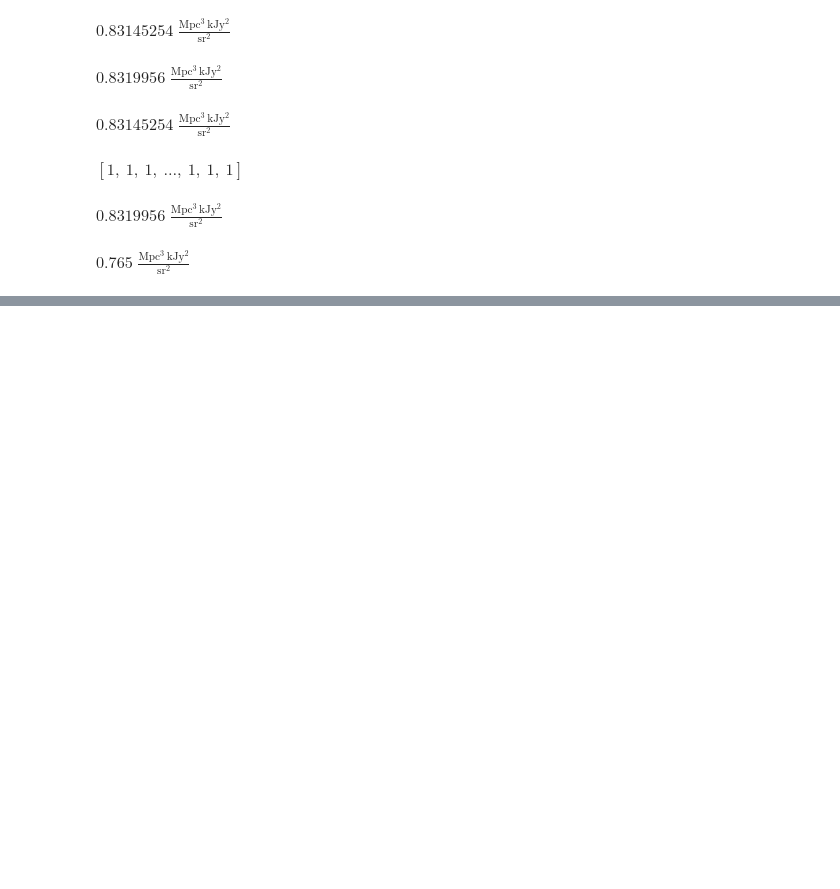
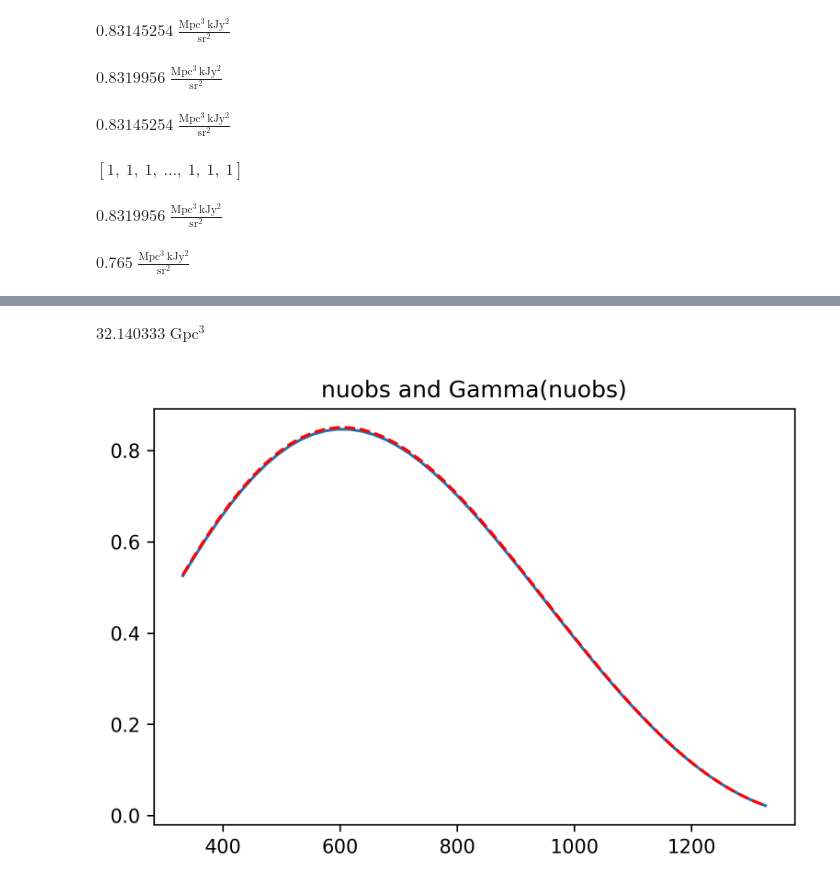
Before and after one commit to DelonShen/LIMxCMBL, a Jupyter notebook: 012.005.2025-04-25-CHIME-figured-out-principled-derivation.ipynb, the cells around one changed output, grey strips where cells are left out. Drawn from its saved outputs; the diff is of its cells as text; code cells hidden in the pictures; blank space fills up the shorter version.

```diff
--- a/012.005.2025-04-25-CHIME-figured-out-principled-derivation.ipynb
+++ b/012.005.2025-04-25-CHIME-figured-out-principled-derivation.ipynb
@@ -188,0 +309,23 @@ $0.765 \; \mathrm{\frac{Mpc^{3}\,kJy^{2}}{sr^{2}}}$
+# %%
+Gamma_nu(663 * u.MHz, nurest).to(u.Gpc**3)
+# %% [output]
+$32.140333 \; \mathrm{Gpc^{3}}$
+# %%
+_param = 'nuobs'
+fid = 663
+nurest = cu.c/(21.106114054160 * u.cm)
+params = np.linspace(fid/2, fid*2) * u.MHz
+args = [{_param:p} for p in params]
+vals = [check_scaling_CHIME_Pei(**arg)/u_f for arg in args]
+plt.figure(dpi = 300)
+plt.title('nuobs and Gamma(nuobs)')
+
+asdf = vals
+bsdf = (fid_Pei
+         *(params/(663 * u.MHz)).si
+         *(Gamma_nu(params, nurest=nurest)/(32 * u.Gpc**3)).si)
+plt.plot(params, (asdf))
+plt.plot(params, bsdf, 'r--')
+plt.show()
+# %% [output]
+[figure, added]
```
Also changed, not shown: parts of 5 cells of this notebook, 2 other files.
